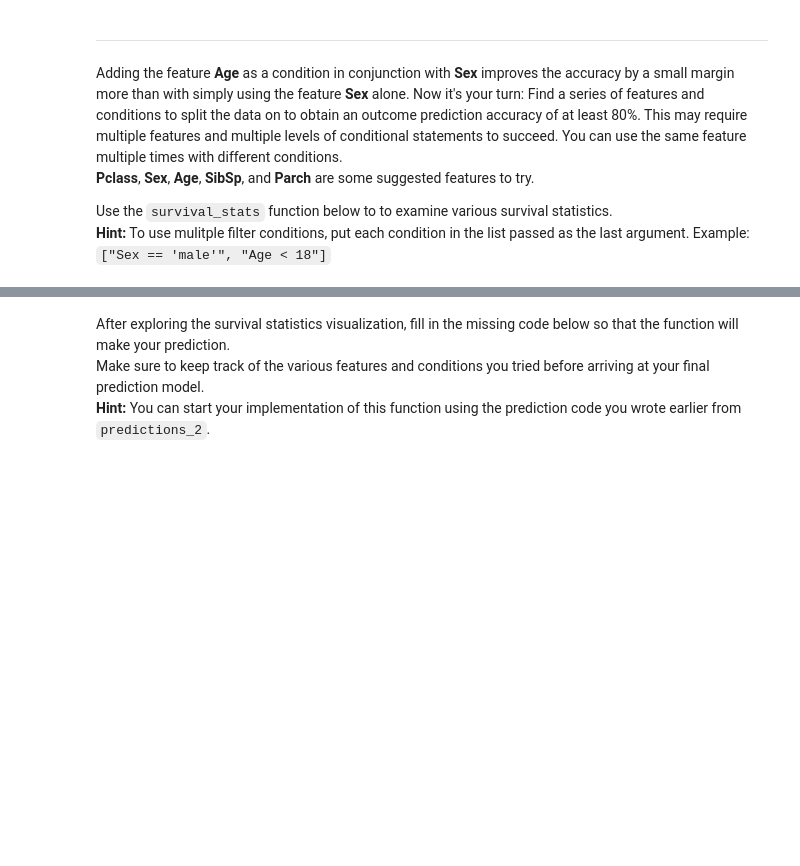
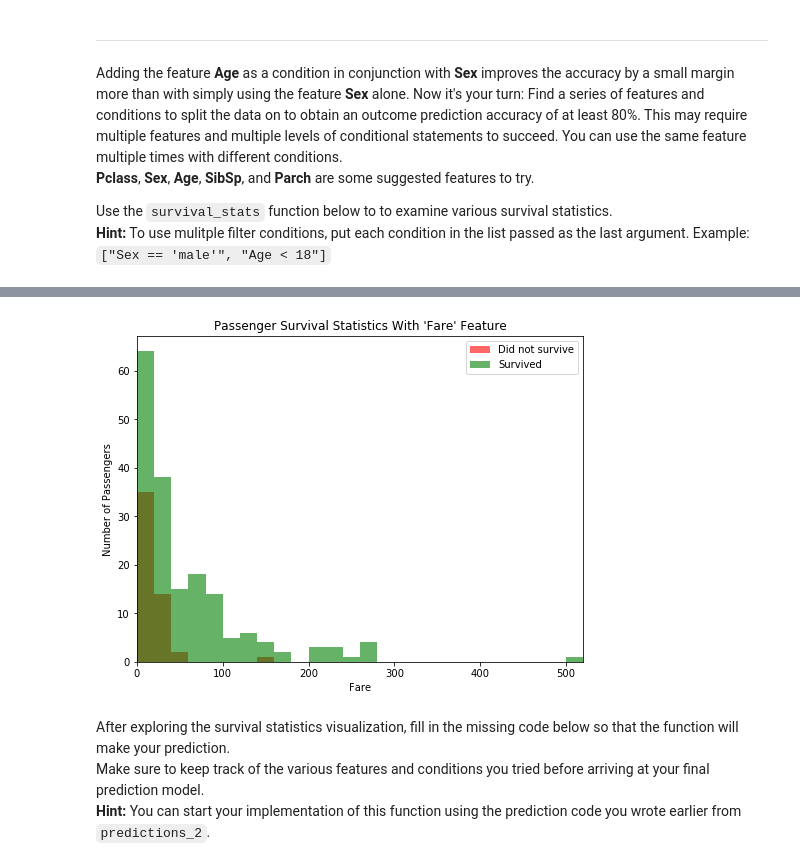
Before and after one commit to Phaze1D/machine-learning, a Jupyter notebook: projects/titanic_survival_exploration/titanic_survival_exploration.ipynb, the cells around one changed output, grey strips where cells are left out. Cells and saved outputs as stored; diff of their text form; code cells hidden in the pictures; blank space fills up the shorter version.

```diff
--- a/projects/titanic_survival_exploration/titanic_survival_exploration.ipynb
+++ b/projects/titanic_survival_exploration/titanic_survival_exploration.ipynb
@@ -225,3 +215,26 @@ False
+# %%
+vs.survival_stats(data, outcomes, 'Fare', ["Sex == 'female'", "Age > 10"])
+# vs.survival_stats(data, outcomes, 'Embarked', ["Age > 10", "Sex == 'male'", "Fare < 140"])
+# vs.survival_stats(data, outcomes, 'Parch', ["Age > 10", "Sex == 'male'", "Fare < 140"])
+# vs.survival_stats(data, outcomes, 'Pclass', ["Age > 10", "Sex == 'male'", "Fare < 140"])
+# vs.survival_stats(data, outcomes, 'Age', ["Fare < 40"])
+# vs.survival_stats(data, outcomes, 'Sex', ["Age >= 10"])
+# vs.survival_stats(data, outcomes, 'SibSp', ["Age > 10", "Sex == 'male'", "Fare < 140"])
+
+
+# - **Survived**: Outcome of survival (0 = No; 1 = Yes)
+# - **Pclass**: Socio-economic class (1 = Upper class; 2 = Middle class; 3 = Lower class)
+# - **Name**: Name of passenger
+# - **Sex**: Sex of the passenger
+# - **Age**: Age of the passenger (Some entries contain `NaN`)
+# - **SibSp**: Number of siblings and spouses of the passenger aboard
+# - **Parch**: Number of parents and children of the passenger aboard
+# - **Ticket**: Ticket number of the passenger
+# - **Fare**: Fare paid by the passenger
+# - **Cabin** Cabin number of the passenger (Some entries contain `NaN`)
+# - **Embarked**: Port of embarkation of the passenger (C = Cherbourg; Q = Queenstown; S = Southampton)
+# %% [output]
+[figure, added]
 # %% [markdown]
 After exploring the survival statistics visualization, fill in the missing code below so that the function will make your prediction.
 Make sure to keep track of the various features and conditions you tried before arriving at your final prediction model.
```
Also changed, not shown: parts of 6 cells of this notebook, 2 other files.
